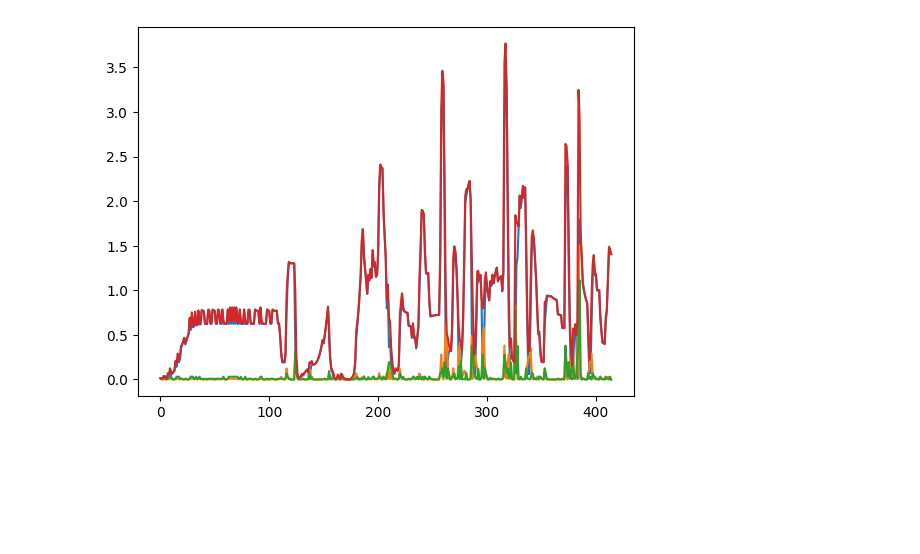
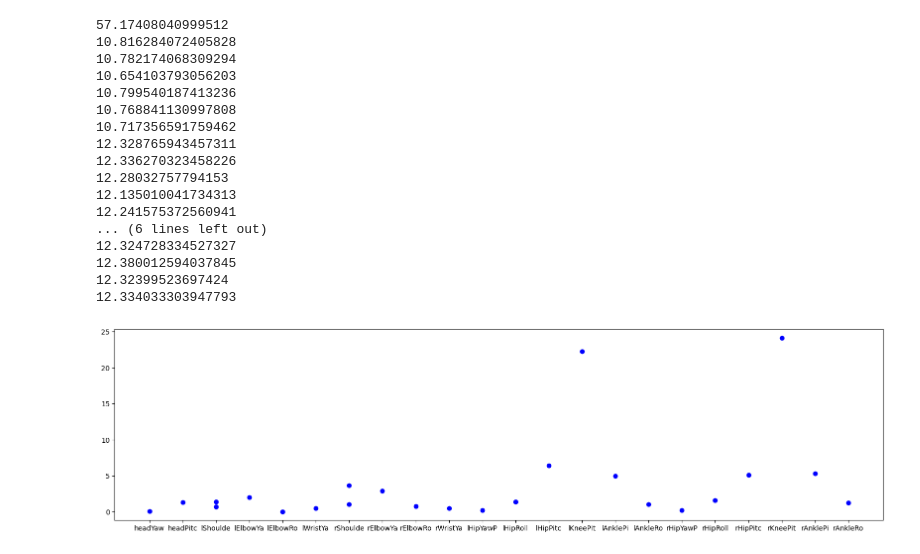
Before and after one commit to DasWHYYYDerWoche/MasterThesis, a Jupyter notebook: gap_analysis.ipynb, the cells around one changed output. Cells and saved outputs as stored; diff of their text form; code cells hidden in the pictures; blank space fills up the shorter version.

Commit message:
fix: updated SimulationGapData to fix missindexing of vel and acc. feature: added a test to gap_analysis.ipynb

```diff
--- a/gap_analysis.ipynb
+++ b/gap_analysis.ipynb
@@ -6,24 +6,8 @@ logger = logging.getLogger("global_logger")
 logging.basicConfig(filename='gap_analysis.log',format='%(levelname)s: %(message)s', encoding='utf-8', filemode='w', level=logging.DEBUG)
 logger.info("NEW START")
 
+replay_settings = SimulationParameters("default")
 action_names = ["kick", "sidestep", "turn", "walk"]
+simulator = Simulator()
 
-
-replay_settings = SimulationParameters("default")
-simulator = Simulator()
-gap_objects = simulator.simulation_gap(settings=replay_settings, replay_mode=ExperimentMode.DEL_EXISTING, extraction_mode=ExperimentMode.DEL_EXISTING)
-sorted_gos = [[go for go in gap_objects if go.action_name is action_name] for action_name in action_names]
-
-hinges = ["lShoulderPitch", "rShoulderPitch"]
-hinge = "lShoulderPitch"
-def print_all():
-    for go_list in sorted_gos:
-        for go in go_list:
-            go.load()
-            p_gap = go.get_total_gap([hinge])
-            x = range(0, len(p_gap[hinge]))
-            plt.plot(x, p_gap[hinge])
-            go.unload()
-        plt.show()
-
-print(gap_objects)
+gap_handler = simulator.simulation_gap(settings=replay_settings)
@@ -32,16 +62,40 @@ print(gap_objects)
 # %%
-test = sorted_gos[1][1]
-test.load()
-p_gap = test.get_pos_gap([hinge])
-v_gap = test.get_vel_gap([hinge])
-a_gap = test.get_acc_gap([hinge])
-total_gap = test.get_total_gap([hinge])
-x = range(0, len(p_gap[hinge]))
-plt.plot(x, p_gap[hinge])
-plt.plot(x[1:], v_gap[hinge])
-plt.plot(x[2:], a_gap[hinge])
-plt.plot(x, total_gap[hinge])
-plt.show()
-test.unload()
+# averages and stuff:
+for go in gap_handler.get():
+    go.load()
+    print(go.get_total_gap_avg())
+    go.unload()
 # %% [output]
-[figure, removed]
+57.17408040999512
+10.816284072405828
+10.782174068309294
+10.654103793056203
+10.799540187413236
+10.768841130997808
+10.717356591759462
+12.328765943457311
+12.336270323458226
+12.28032757794153
+12.135010041734313
+12.241575372560941
+... (6 lines left out)
+12.324728334527327
+12.380012594037845
+12.32399523697424
+12.334033303947793
+# %%
+go1 = gap_handler.get_at(action_name="walk", index=1)
+go1.load()
+gap0 = go1.get_total_gap_frame_avg()
+gap1 = go1.get_pos_gap_frame_avg()
+gap2 = go1.get_vel_gap_frame_avg()
+gap3 = go1.get_acc_gap_frame_avg()
+plt.figure(figsize=(20, 5))
+plt.plot([s[:8] for s in gap0.keys()], gap0.values(), 'o', color="blue")
+#plt.plot([s[:8] for s in gap1.keys()], gap1.values(), 'o', color="red")
+#plt.plot([s[:8] for s in gap2.keys()], gap2.values(), 'o', color="green")
+#plt.plot([s[:8] for s in gap3.keys()], gap3.values(), 'o', color="yellow")
+
+plt.show()
+# %% [output]
+[figure, added]
```
Also changed, not shown: parts of 4 cells of this notebook, 7 other files.
